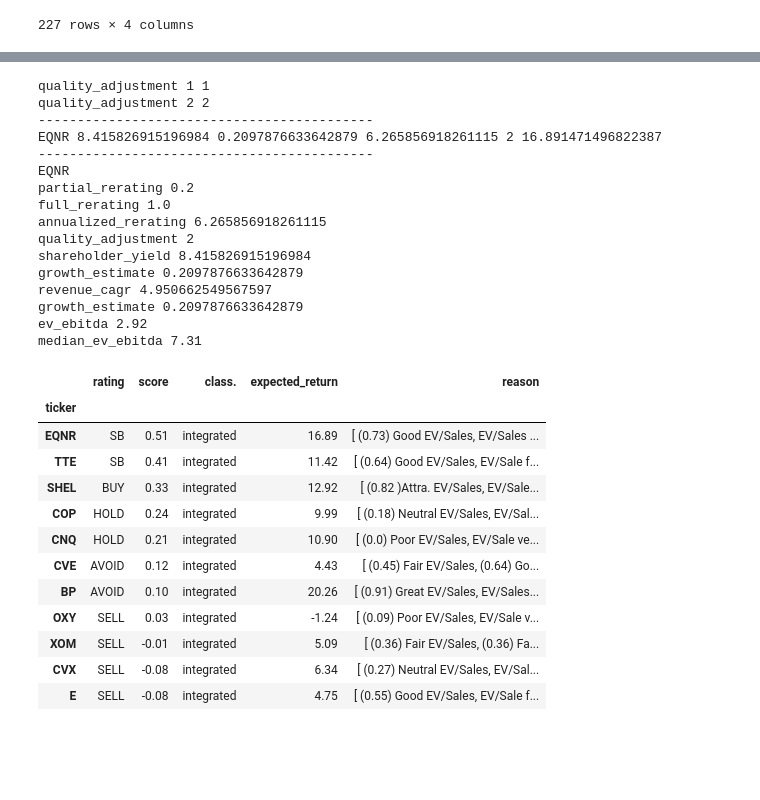
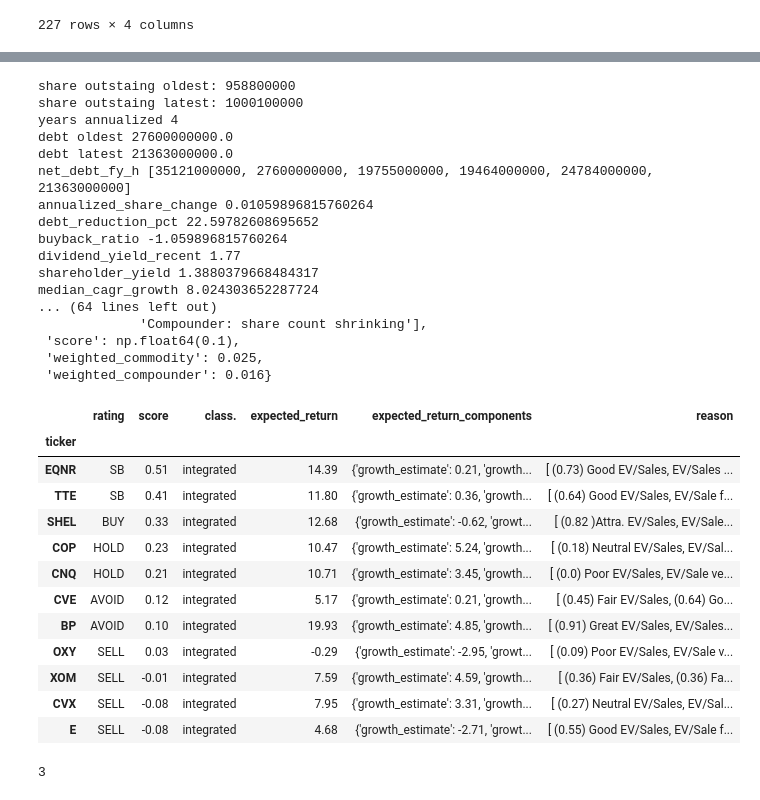
Before and after one commit to halfonso03/Stock-screener, a Jupyter notebook: energy_analysis.ipynb, the cells around one changed output, grey strips where cells are left out. Saved outputs shown, nothing was run; the diff lists cells and outputs as text; code cells hidden in the pictures; blank space fills up the shorter version.

Commit message:
Exp Return updates

```diff
--- a/energy_analysis.ipynb
+++ b/energy_analysis.ipynb
@@ -2340,55 +2363,65 @@ def evaluate_energy_stocks(tickers, data, metrics):
 # %%
-# df_3, dict_3 = get_formatted_data(energy, False)
-# df_3.sort_values(by=['classification'], ascending=[True], inplace=True)
+df_3, dict_3 = get_formatted_data(energy, False)
+df_3.sort_values(by=['classification'], ascending=[True], inplace=True)
 metrics = {
             "stability": True,
             "roic": True, "interest_coverage": True,
             "op_margin": True, "fcf_yield": True,
             "nd_ebit": True,  "pr1yr": True, "rev_growth": True,
             "current_ratio": True, "fcf_h": True, "ev_to_ebitda": True,
             "fcf_p_share": True, "buyback_ratio": True, "ebitda_margin":True,
             "ev_to_sales": True, "pe": True, "dy": True,
             "div_payout": True, "eps": True, "shareholder_yield": True,
             "bc": True, "compounder": True }
 results = evaluate_energy_stocks(df_3.index.tolist(), dict_3, metrics)
-# pprint.pprint (results['EQNR'])
+pprint.pprint (results['BP'])
 df_6 = get_results_report(results)
+# df_6 = df_6[df_6['score'] > .00]
+
 mask = (df_6['class.'] == 'integrated')
+# mask =
+
 last_col = df_6.columns[-1]
 # Set a specific width (e.g., 400 pixels) for that column only
 df_6.style.set_properties(subset=[df_6.columns[0]], **{'width': '100px'})
 df_6.style.set_properties(subset=[last_col], **{'width': '1000px'})
 df_6[mask].sort_values(by=['class.','score'], ascending=[True,False])
 # %% [output]
-quality_adjustment 1 1
-quality_adjustment 2 2
--------------------------------------------
-EQNR 8.415826915196984 0.2097876633642879 6.265856918261115 2 16.891471496822387
--------------------------------------------
-EQNR
-partial_rerating 0.2
-full_rerating 1.0
-annualized_rerating 6.265856918261115
-quality_adjustment 2
-shareholder_yield 8.415826915196984
-growth_estimate 0.2097876633642879
-revenue_cagr 4.950662549567597
-growth_estimate 0.2097876633642879
-ev_ebitda 2.92
-median_ev_ebitda 7.31
+share outstaing oldest: 958800000
+share outstaing latest: 1000100000
+years annualized 4
+debt oldest 27600000000.0
+debt latest 21363000000.0
+net_debt_fy_h [35121000000, 27600000000, 19755000000, 19464000000, 24784000000, 21363000000]
+annualized_share_change 0.01059896815760264
+debt_reduction_pct 22.59782608695652
+buyback_ratio -1.059896815760264
+dividend_yield_recent 1.77
+shareholder_yield 1.3880379668484317
+median_cagr_growth 8.024303652287724
+... (64 lines left out)
+             'Compounder: share count shrinking'],
+ 'score': np.float64(0.1),
+ 'weighted_commodity': 0.025,
+ 'weighted_compounder': 0.016}
-|  | rating | score | class. | expected_return | reason |
-| ticker |  |  |  |  |  |
-| EQNR | SB | 0.51 | integrated | 16.89 | [ (0.73) Good EV/Sales, EV/Sales ... |
-| TTE | SB | 0.41 | integrated | 11.42 | [ (0.64) Good EV/Sales, EV/Sale f... |
-| SHEL | BUY | 0.33 | integrated | 12.92 | [ (0.82 )Attra. EV/Sales, EV/Sale... |
-| COP | HOLD | 0.24 | integrated | 9.99 | [ (0.18) Neutral EV/Sales, EV/Sal... |
-| CNQ | HOLD | 0.21 | integrated | 10.90 | [ (0.0) Poor EV/Sales, EV/Sale ve... |
-| CVE | AVOID | 0.12 | integrated | 4.43 | [ (0.45) Fair EV/Sales, (0.64) Go... |
-| BP | AVOID | 0.10 | integrated | 20.26 | [ (0.91) Great EV/Sales, EV/Sales... |
-| OXY | SELL | 0.03 | integrated | -1.24 | [ (0.09) Poor EV/Sales, EV/Sale v... |
-| XOM | SELL | -0.01 | integrated | 5.09 | [ (0.36) Fair EV/Sales, (0.36) Fa... |
-| CVX | SELL | -0.08 | integrated | 6.34 | [ (0.27) Neutral EV/Sales, EV/Sal... |
-| E | SELL | -0.08 | integrated | 4.75 | [ (0.55) Good EV/Sales, EV/Sale f... |
+|  | rating | score | class. | expected_return | expected_return_components | reason |
+| ticker |  |  |  |  |  |  |
+| EQNR | SB | 0.51 | integrated | 14.39 | {'growth_estimate': 0.21, 'growth... | [ (0.73) Good EV/Sales, EV/Sales ... |
+| TTE | SB | 0.41 | integrated | 11.80 | {'growth_estimate': 0.36, 'growth... | [ (0.64) Good EV/Sales, EV/Sale f... |
+| SHEL | BUY | 0.33 | integrated | 12.68 | {'growth_estimate': -0.62, 'growt... | [ (0.82 )Attra. EV/Sales, EV/Sale... |
+| COP | HOLD | 0.23 | integrated | 10.47 | {'growth_estimate': 5.24, 'growth... | [ (0.18) Neutral EV/Sales, EV/Sal... |
+| CNQ | HOLD | 0.21 | integrated | 10.71 | {'growth_estimate': 3.45, 'growth... | [ (0.0) Poor EV/Sales, EV/Sale ve... |
+| CVE | AVOID | 0.12 | integrated | 5.17 | {'growth_estimate': 0.21, 'growth... | [ (0.45) Fair EV/Sales, (0.64) Go... |
+| BP | AVOID | 0.10 | integrated | 19.93 | {'growth_estimate': 4.85, 'growth... | [ (0.91) Great EV/Sales, EV/Sales... |
+| OXY | SELL | 0.03 | integrated | -0.29 | {'growth_estimate': -2.95, 'growt... | [ (0.09) Poor EV/Sales, EV/Sale v... |
+| XOM | SELL | -0.01 | integrated | 7.59 | {'growth_estimate': 4.59, 'growth... | [ (0.36) Fair EV/Sales, (0.36) Fa... |
+| CVX | SELL | -0.08 | integrated | 7.95 | {'growth_estimate': 3.31, 'growth... | [ (0.27) Neutral EV/Sales, EV/Sal... |
+| E | SELL | -0.08 | integrated | 4.68 | {'growth_estimate': -2.71, 'growt... | [ (0.55) Good EV/Sales, EV/Sale f... |
+# %%
+x = 4
+max(min(x, 3), -3)
+# %% [output]
+3
 # %%
 
 def get_results_report(results):
```
Also changed, not shown: parts of 5 cells of this notebook.
